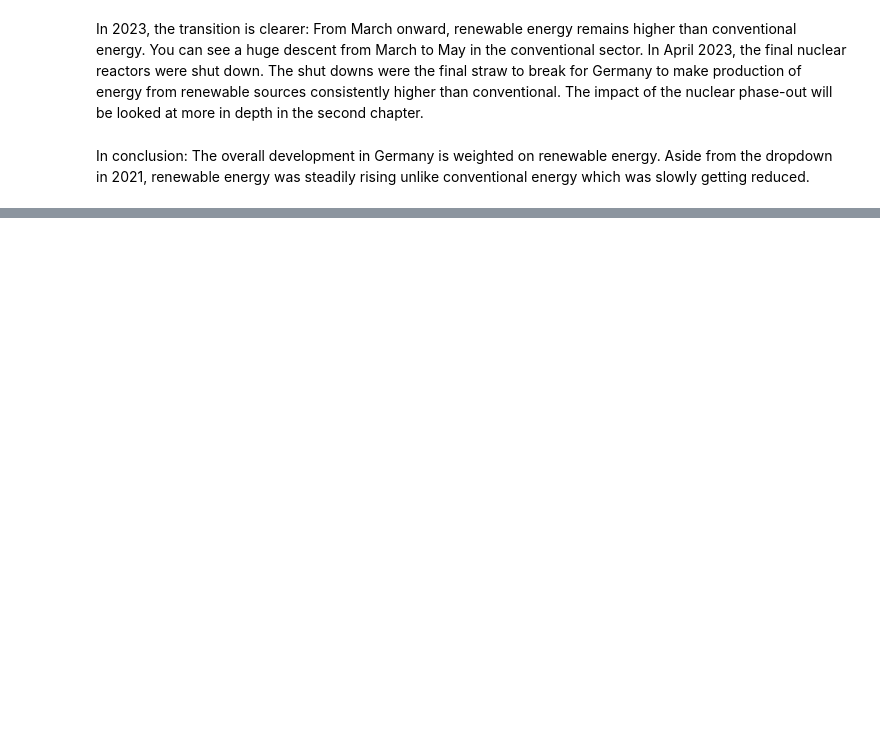
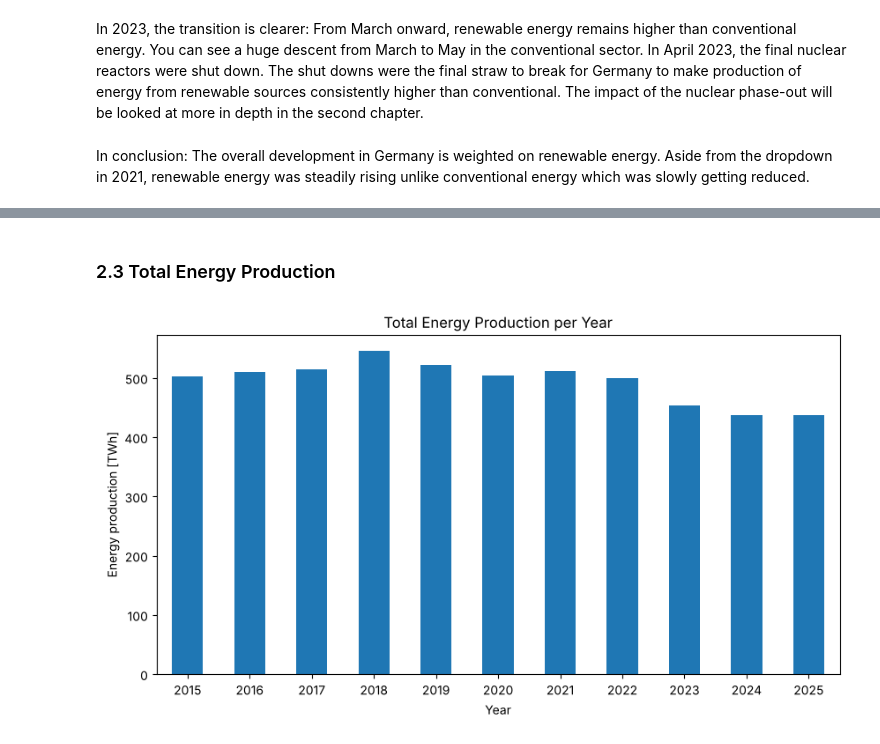
Before and after one commit to Yoem29/Energy-Development-Germany, a Jupyter notebook: notebooks/Analysis.ipynb, the cells around one changed output, grey strips where cells are left out. Drawn from its saved outputs; the diff is of its cells as text; code cells hidden in the pictures; blank space fills up the shorter version.

```diff
--- a/notebooks/Analysis.ipynb
+++ b/notebooks/Analysis.ipynb
@@ -113,0 +195,11 @@ In conclusion: The overall development in Germany is weighted on renewable energ
+# %% [markdown]
+### 2.3 Total Energy Production
+# %%
+df_yearly["Gesamt [TWh]"] = df_yearly[energy_columns].sum(axis=1) / 1_000_000
+
+ax = df_yearly.set_index("Jahr")["Gesamt [TWh]"].plot(kind="bar", figsize=(10, 5), color="tab:blue", rot=0, title="Total Energy Production per Year")
+ax.set_xlabel("Year")
+ax.set_ylabel("Energy production [TWh]")
+plt.show()
+# %% [output]
+[figure, added]
```
Also changed, not shown: parts of 15 cells of this notebook.
